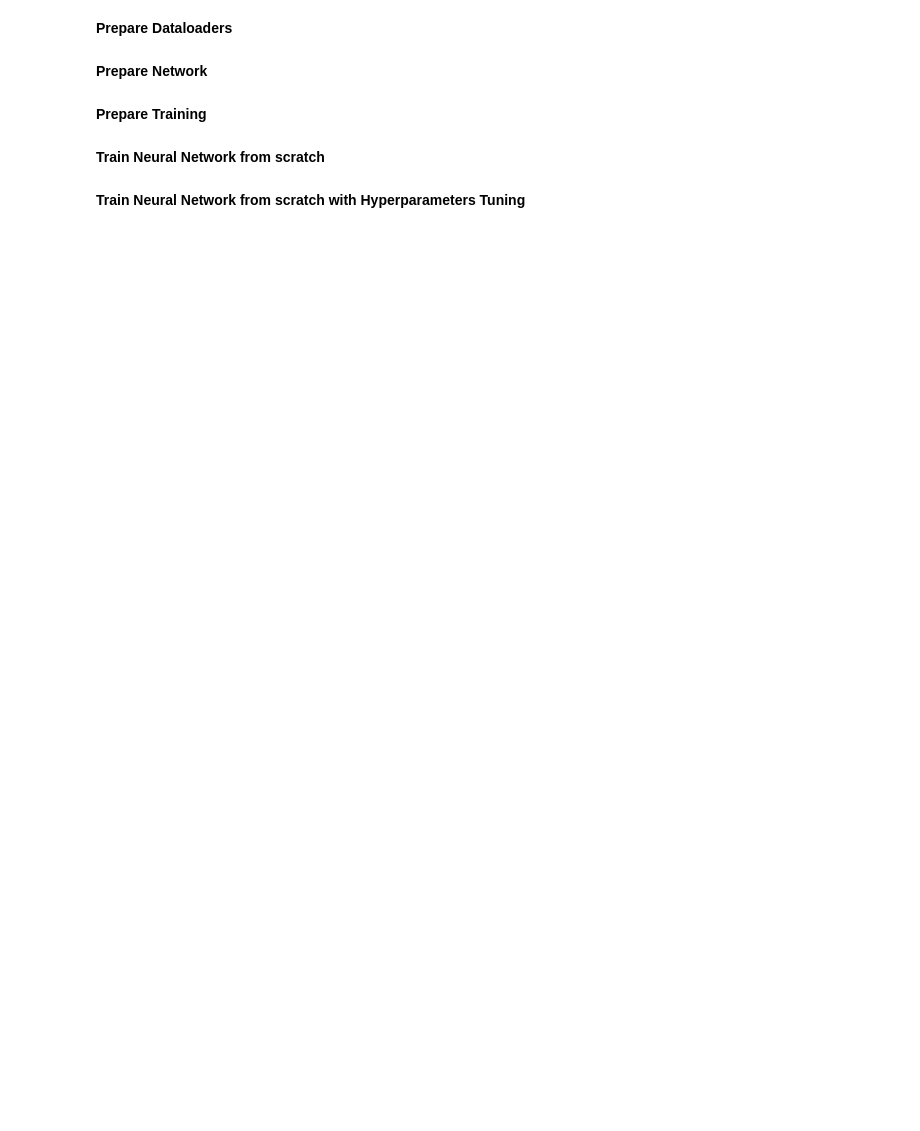
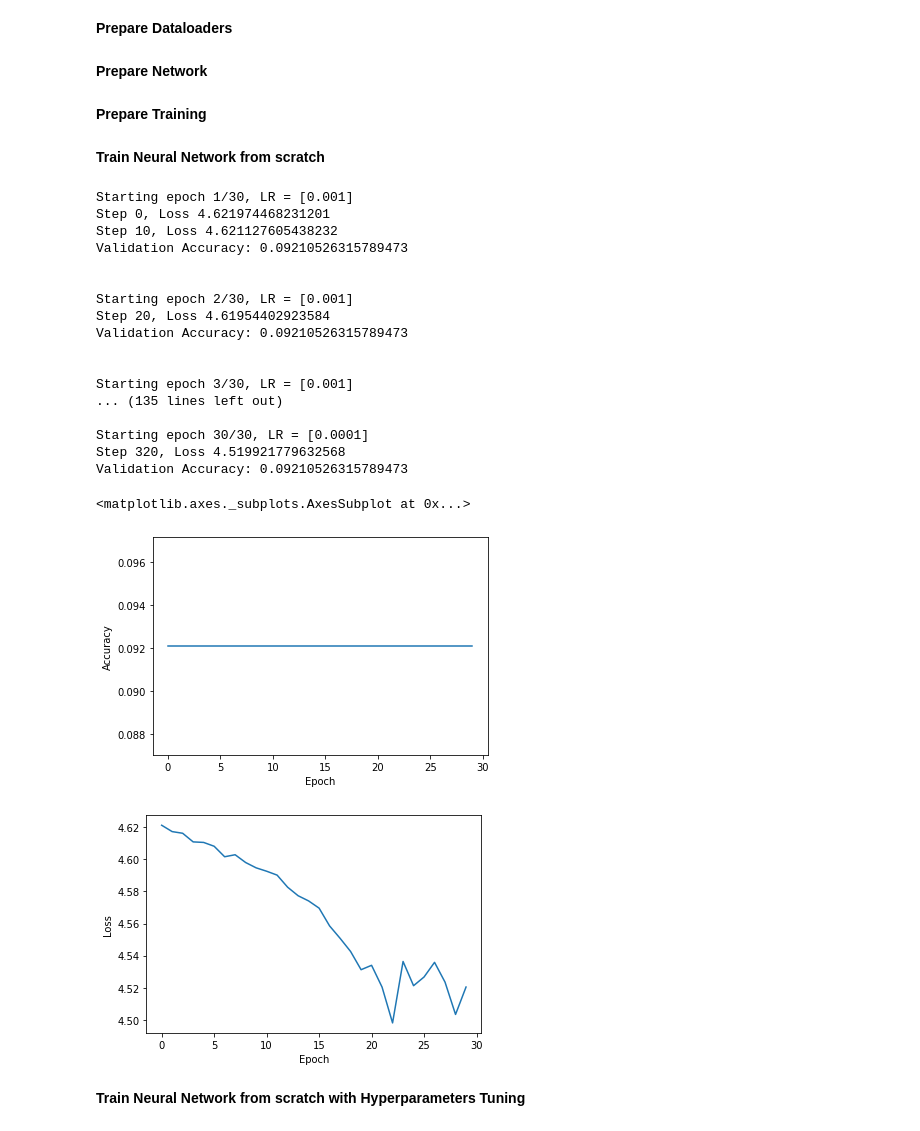
Before and after one commit to cpeluso/HW2-Image-Classification, a Jupyter notebook: HW2_Deep_Learning.ipynb, the cells around one changed output. Drawn from its saved outputs; the diff is of its cells as text; code cells hidden in the pictures; blank space fills up the shorter version.

```diff
--- a/HW2_Deep_Learning.ipynb
+++ b/HW2_Deep_Learning.ipynb
@@ -145,6 +147,9 @@ scheduler = optim.lr_scheduler.StepLR(optimizer, step_size=STEP_SIZE, gamma=GAMM
 # %%
 # By default, everything is loaded to cpu
 net = net.to(DEVICE) # this will bring the network to GPU if DEVICE is cuda
+
+accuracies = []
+losses = []
 
 cudnn.benchmark # Calling this optimizes runtime
 
@@ -158,34 +163,59 @@ for epoch in range(NUM_EPOCHS):
     # Bring data over the device of choice
     images = images.to(DEVICE)
     labels = labels.to(DEVICE)
 
     net.train() # Sets module in training mode
 
     # PyTorch, by default, accumulates gradients after each backward pass
     # We need to manually set the gradients to zero before starting a new iteration
     optimizer.zero_grad() # Zero-ing the gradients
 
     # Forward pass to the network
     outputs = net(images)
 
     # Compute loss based on output and ground truth
     loss = criterion(outputs, labels)
 
     # Log loss
     if current_step % LOG_FREQUENCY == 0:
       print('Step {}, Loss {}'.format(current_step, loss.item()))
 
     # Compute gradients for each layer and update weights
     loss.backward()  # backward pass: computes gradients
     optimizer.step() # update weights based on accumulated gradients
 
     current_step += 1
 
   # Evaluate network on validation set
-  evaluate_neural_network_on_validation_set(net)
+  accuracy = evaluate_neural_network_on_validation_set(net)
+  accuracies.append( (epoch, accuracy) )
+  losses.append( (epoch, loss) )
 
   # Step the scheduler
   scheduler.step()
+
+plot_accuracies_and_losses(accuracies, losses)
+# %% [output]
+Starting epoch 1/30, LR = [0.001]
+Step 0, Loss 4.621974468231201
+Step 10, Loss 4.621127605438232
+Validation Accuracy: 0.09210526315789473
+
+
+Starting epoch 2/30, LR = [0.001]
+Step 20, Loss 4.61954402923584
+Validation Accuracy: 0.09210526315789473
+
+
+Starting epoch 3/30, LR = [0.001]
+... (135 lines left out)
+
+Starting epoch 30/30, LR = [0.0001]
+Step 320, Loss 4.519921779632568
+Validation Accuracy: 0.09210526315789473
+<matplotlib.axes._subplots.AxesSubplot at 0x...>
+[figure, added]
+[figure, added]
 # %% [markdown]
 **Train Neural Network from scratch with Hyperparameters Tuning**
 # %%
```
Also changed, not shown: parts of 9 cells of this notebook.
